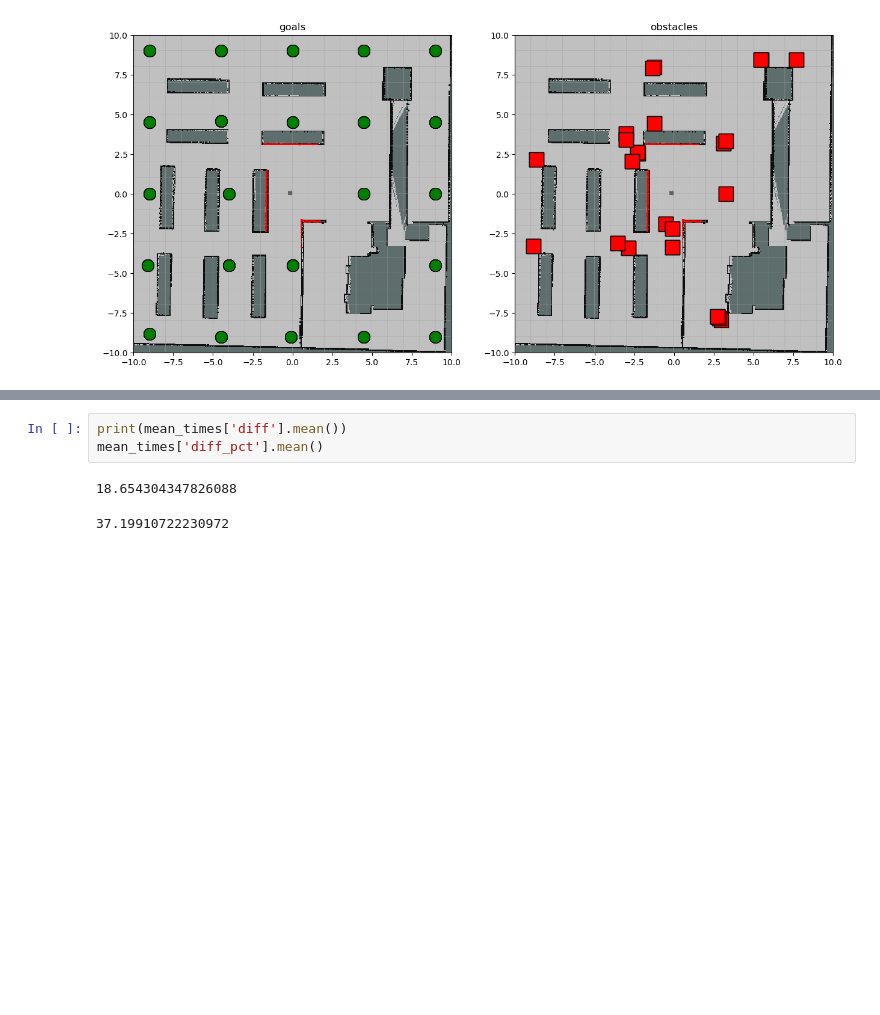
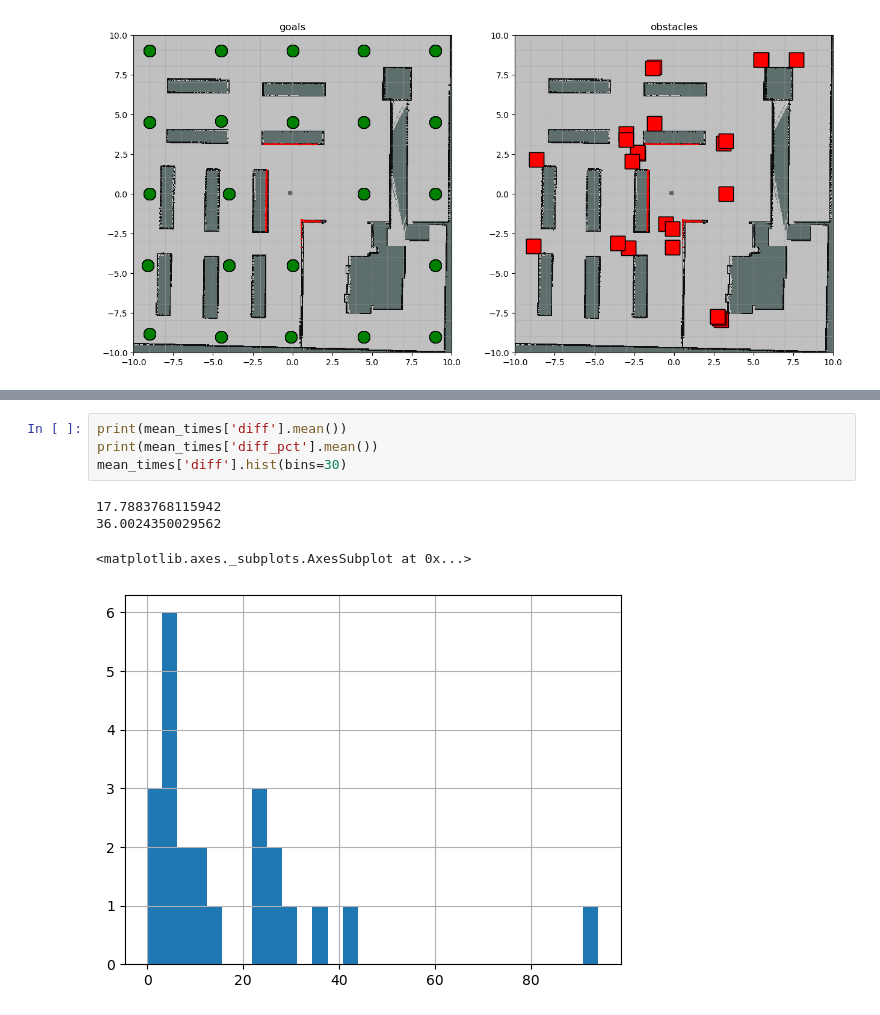
Before and after one commit to adrian-szvoren/ros_motion_planning, a Jupyter notebook: data/data_analysis.ipynb, the cells around one changed output, grey strips where cells are left out. Cells and saved outputs as stored; diff of their text form; blank space fills up the shorter version.

```diff
--- a/data/data_analysis.ipynb
+++ b/data/data_analysis.ipynb
@@ -68,8 +69,11 @@ mean_times
 | 22 | 9.0 | 9.0 | 48.167000 | 52.199667 | 4.032667 | 8.035868 | 12.727922 |
 # %%
 print(mean_times['diff'].mean())
-mean_times['diff_pct'].mean()
+print(mean_times['diff_pct'].mean())
+mean_times['diff'].hist(bins=30)
 # %% [output]
-18.654304347826088
+17.7883768115942
+36.0024350029562
-37.19910722230972
+<matplotlib.axes._subplots.AxesSubplot at 0x...>
+[figure, added]
 # %%
```
Also changed, not shown: parts of 6 cells of this notebook, 4 other files.
